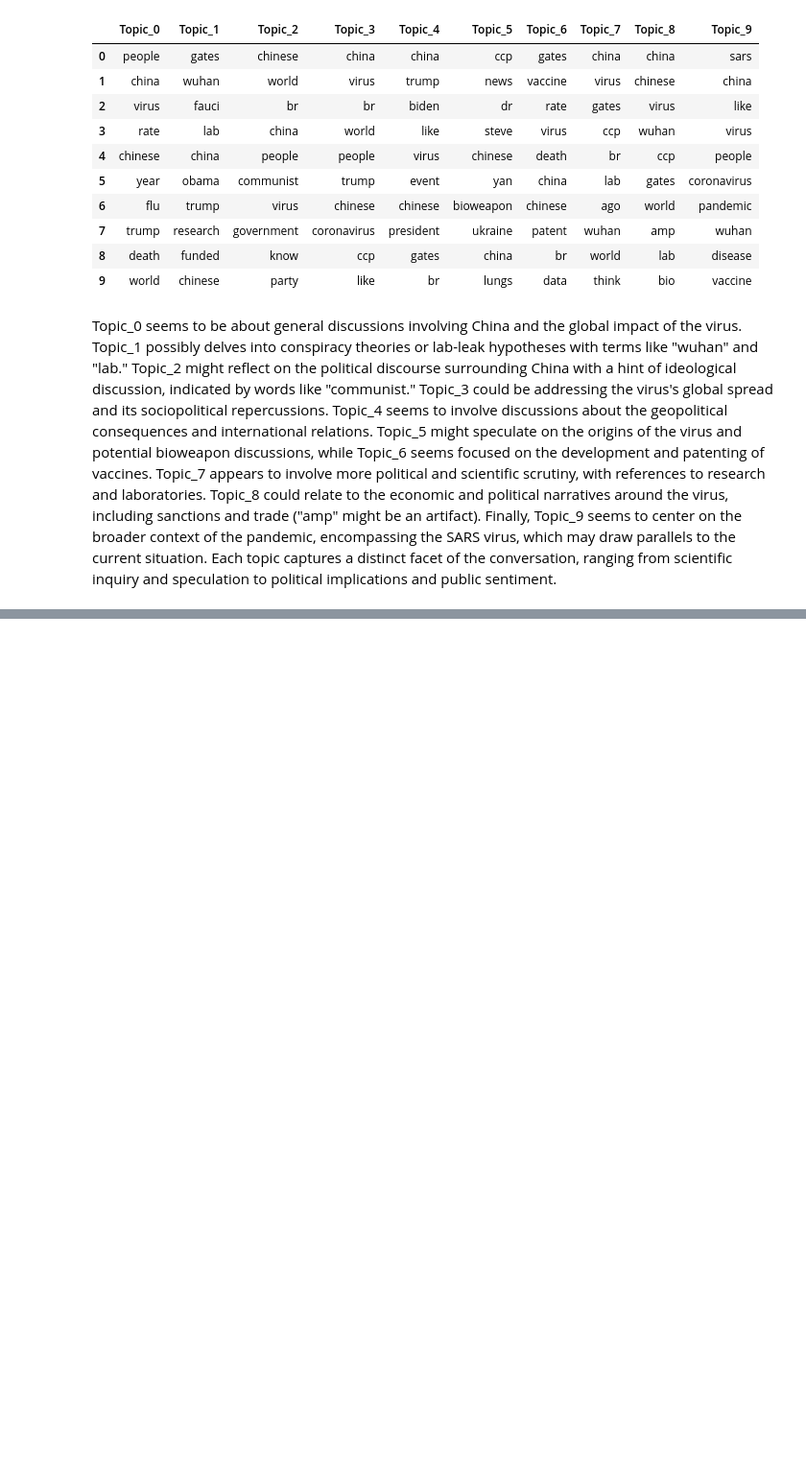
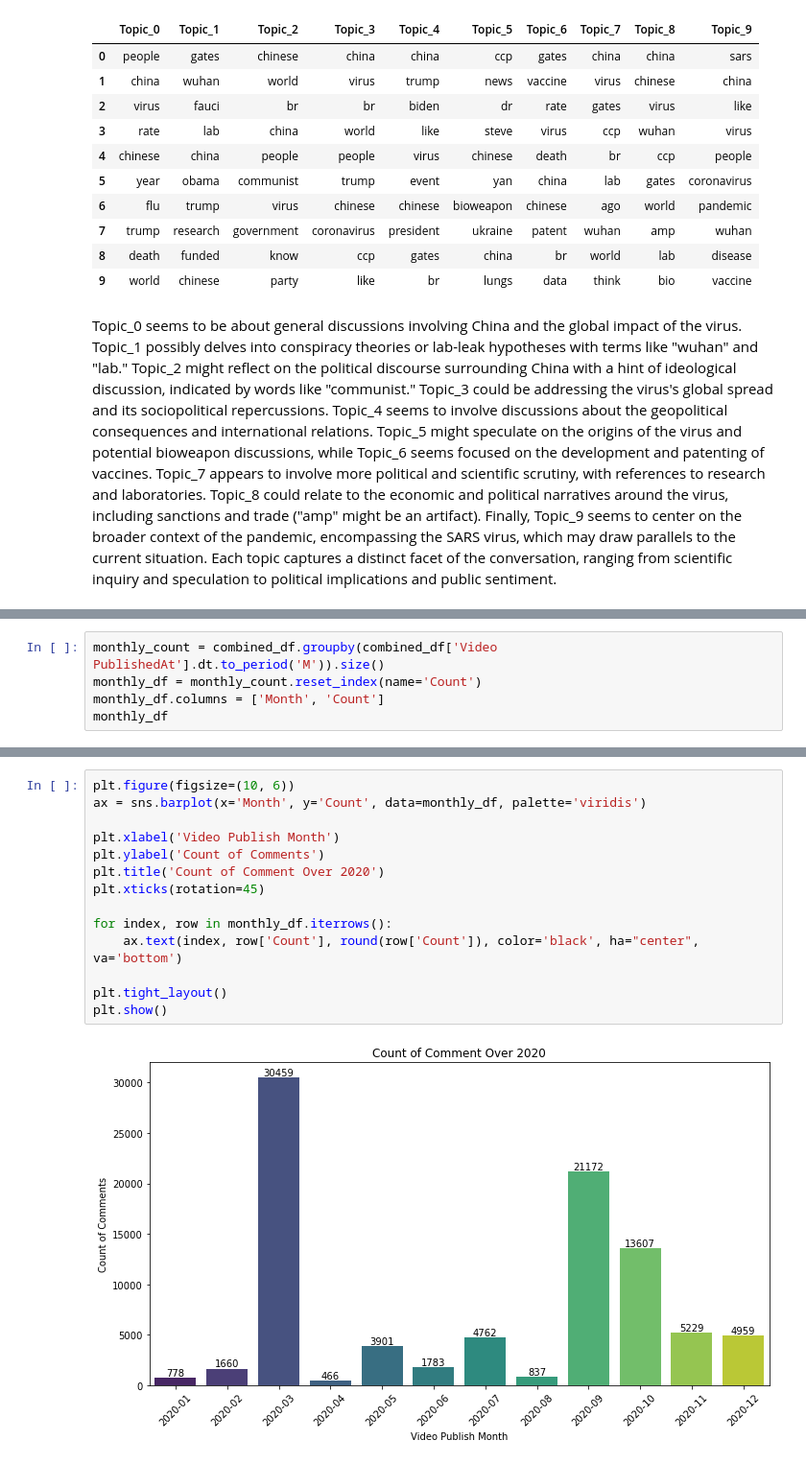
Before and after one commit to yuzhouw313/Content-Analysis-Homework, a Jupyter notebook: final_project/final_analysis.ipynb, the cells around one changed output, grey strips where cells are left out. Shown at 96% size. Cells and saved outputs as stored; diff of their text form; blank space fills up the shorter version.

```diff
--- a/final_project/final_analysis.ipynb
+++ b/final_project/final_analysis.ipynb
@@ -1811,0 +1985,5 @@ Topic_0 seems to be about general discussions involving China and the global imp
+# %%
+monthly_count = combined_df.groupby(combined_df['Video PublishedAt'].dt.to_period('M')).size()
+monthly_df = monthly_count.reset_index(name='Count')
+monthly_df.columns = ['Month', 'Count']
+monthly_df
@@ -1811,0 +2004,16 @@ Topic_0 seems to be about general discussions involving China and the global imp
+# %%
+plt.figure(figsize=(10, 6))
+ax = sns.barplot(x='Month', y='Count', data=monthly_df, palette='viridis')
+
+plt.xlabel('Video Publish Month')
+plt.ylabel('Count of Comments')
+plt.title('Count of Comment Over 2020')
+plt.xticks(rotation=45)
+
+for index, row in monthly_df.iterrows():
+    ax.text(index, row['Count'], round(row['Count']), color='black', ha="center", va='bottom')
+
+plt.tight_layout()
+plt.show()
+# %% [output]
+[figure, added]
```
Also changed, not shown: parts of 27 cells of this notebook.
